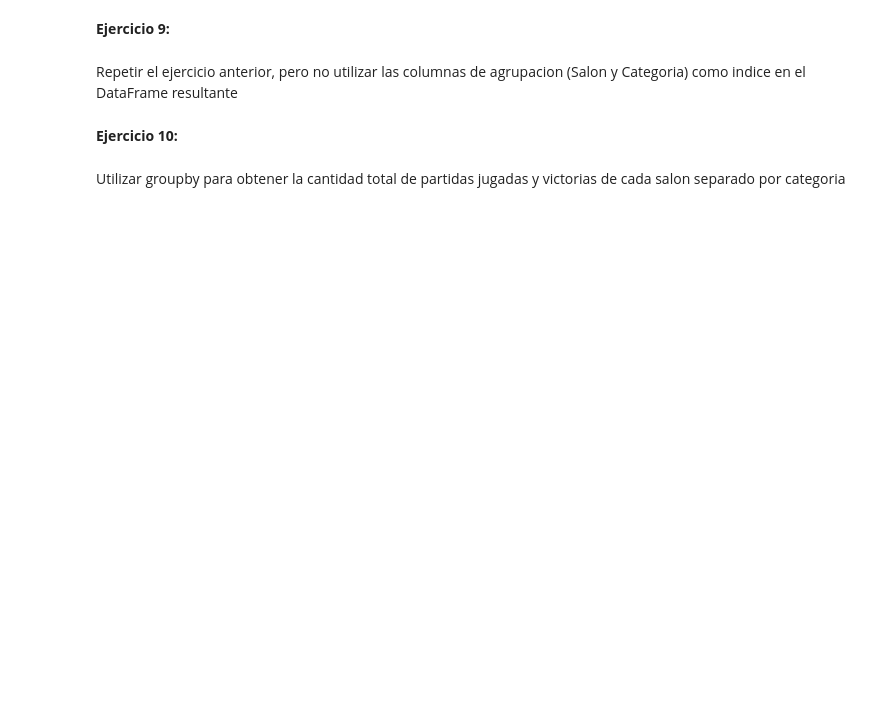
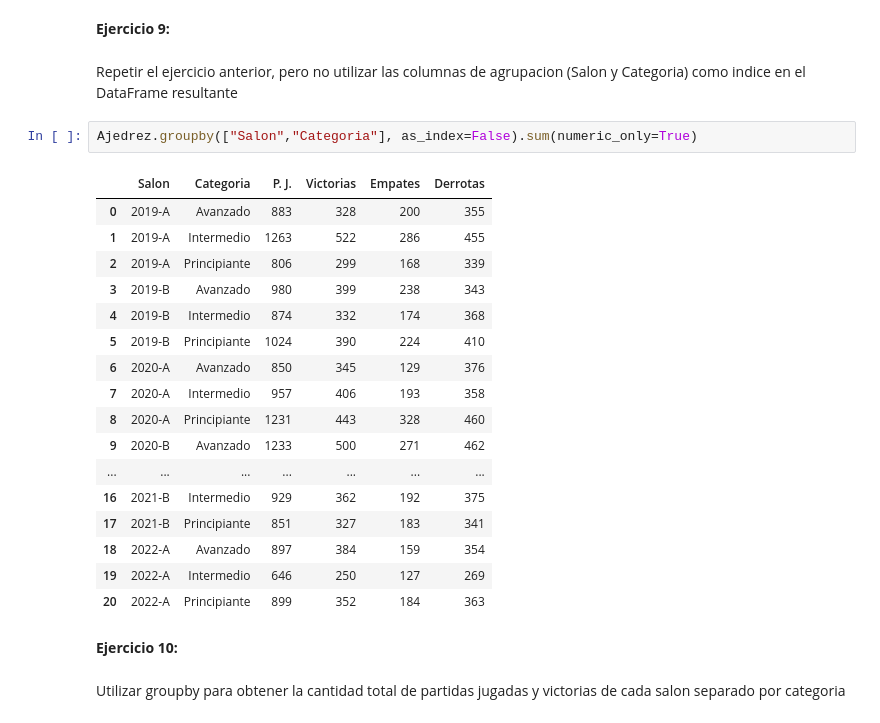
Before and after one commit to alcazarpedro/project_numpy_pandas, a Jupyter notebook: pandas_dtascience/5_Pivot/Agrupaciones.ipynb, the cells around one changed output. Cells and saved outputs as stored; diff of their text form; blank space fills up the shorter version.

```diff
--- a/pandas_dtascience/5_Pivot/Agrupaciones.ipynb
+++ b/pandas_dtascience/5_Pivot/Agrupaciones.ipynb
@@ -48,6 +238,26 @@ Utilizar groupby para obtener la cantidad total de partidas jugadas, victorias,
 __Ejercicio 9:__
 # %% [markdown]
 Repetir el ejercicio anterior, pero no utilizar las columnas de agrupacion (Salon y Categoria) como indice en el DataFrame resultante
+# %%
+Ajedrez.groupby(["Salon","Categoria"], as_index=False).sum(numeric_only=True)
+# %% [output]
+|  | Salon | Categoria | P. J. | Victorias | Empates | Derrotas |
+| 0 | 2019-A | Avanzado | 883 | 328 | 200 | 355 |
+| 1 | 2019-A | Intermedio | 1263 | 522 | 286 | 455 |
+| 2 | 2019-A | Principiante | 806 | 299 | 168 | 339 |
+| 3 | 2019-B | Avanzado | 980 | 399 | 238 | 343 |
+| 4 | 2019-B | Intermedio | 874 | 332 | 174 | 368 |
+| 5 | 2019-B | Principiante | 1024 | 390 | 224 | 410 |
+| 6 | 2020-A | Avanzado | 850 | 345 | 129 | 376 |
+| 7 | 2020-A | Intermedio | 957 | 406 | 193 | 358 |
+| 8 | 2020-A | Principiante | 1231 | 443 | 328 | 460 |
+| 9 | 2020-B | Avanzado | 1233 | 500 | 271 | 462 |
+| ... | ... | ... | ... | ... | ... | ... |
+| 16 | 2021-B | Intermedio | 929 | 362 | 192 | 375 |
+| 17 | 2021-B | Principiante | 851 | 327 | 183 | 341 |
+| 18 | 2022-A | Avanzado | 897 | 384 | 159 | 354 |
+| 19 | 2022-A | Intermedio | 646 | 250 | 127 | 269 |
+| 20 | 2022-A | Principiante | 899 | 352 | 184 | 363 |
 # %% [markdown]
 __Ejercicio 10:__
 # %% [markdown]
```
Also changed, not shown: parts of 16 cells of this notebook.
